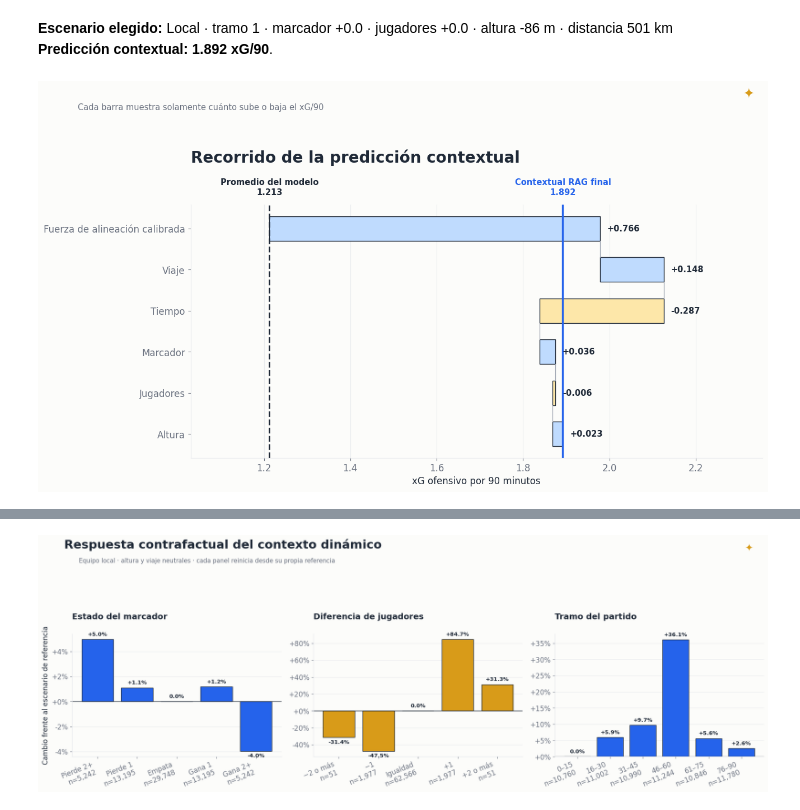
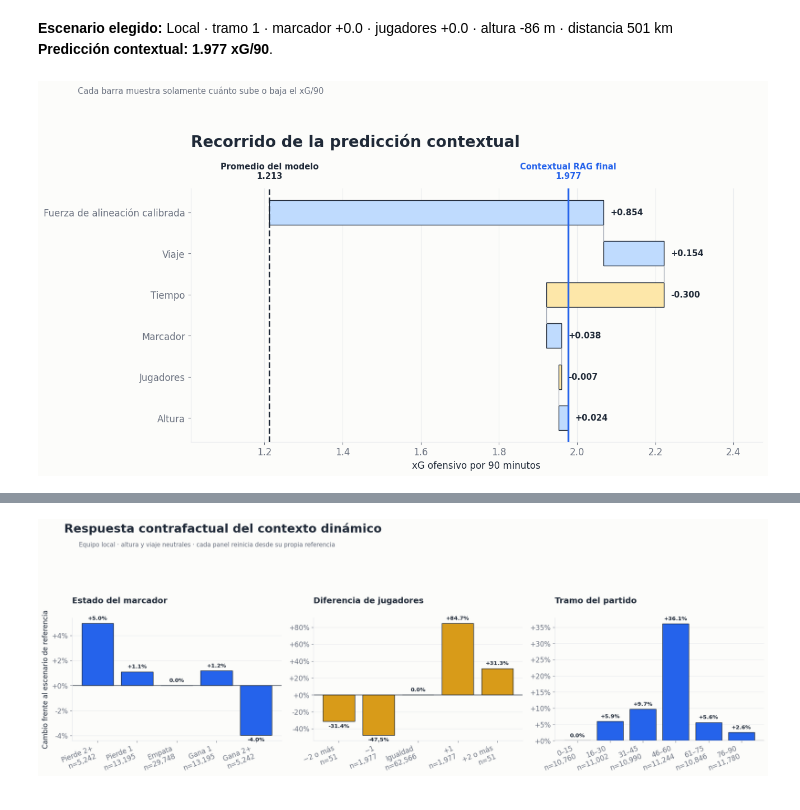
Before and after one commit to venomio5/data-analytics-portfolio, a Jupyter notebook: modelo-prediccion-futbol/03_research/03_contextual.ipynb, the cells around one changed output, grey strips where cells are left out. Drawn from its saved outputs; the diff is of its cells as text; code cells hidden in the pictures.

Commit message:
edicion de contextual rag

```diff
--- a/modelo-prediccion-futbol/03_research/03_contextual.ipynb
+++ b/modelo-prediccion-futbol/03_research/03_contextual.ipynb
@@ -37,9 +33,8 @@ plt.rcParams.update({
     "ytick.color": MUTED, "font.size": 12, "axes.titleweight": "bold",
 })
 
-def finish_chart(fig, subtitle, subtitle_y=0.925):
+def finish_chart(fig, subtitle, subtitle_y=0.90):
     fig.text(0.06, subtitle_y, subtitle, fontsize=10.5, color=MUTED, ha="left")
-    fig.text(0.975, 0.965, "✦", fontsize=17, color=GOLD, ha="right", va="top")
 
 def clean_axes(ax, grid_axis="y", keep_left=True, keep_bottom=True):
     ax.spines["top"].set_visible(False)
@@ -368,19 +501,19 @@ def render_manual_scenario(fr_rag90, es_local, altura_relativa_m,
     plt.show()
 # %%
 # EDITA ESTOS VALORES Y VUELVE A EJECUTAR ESTA MISMA CELDA
-FR_RAG_90 = 3.005
+FR_RAG_90 = 3.14
 ES_LOCAL = True
 ALTURA_RELATIVA_M = -86
 DISTANCIA_PARTIDO_KM = 501
 ESTADO_MARCADOR = 0.0       # -1.5, -0.5, 0.0, 0.5, 1.5
 DIFERENCIA_JUGADORES = 0.0  # -1.5, -0.5, 0.0, 0.5, 1.5
-TRAMO_PARTIDO = 1           # 1=0–15 ... 6=76–90+
+TRAMO_PARTIDO = 1          # 1=0–15 ... 6=76–90+
 
 render_manual_scenario(
     FR_RAG_90, ES_LOCAL, ALTURA_RELATIVA_M, DISTANCIA_PARTIDO_KM,
     ESTADO_MARCADOR, DIFERENCIA_JUGADORES, TRAMO_PARTIDO,
 )
 # %% [output]
 **Escenario elegido:** Local · tramo 1 · marcador +0.0 · jugadores +0.0 · altura -86 m · distancia 501 km
-**Predicción contextual:** **1.892 xG/90**.
+**Predicción contextual:** **1.977 xG/90**.
-[figure, old version]
+[figure, new version]
```
Also changed, not shown: parts of 18 cells of this notebook, 1 other file.
